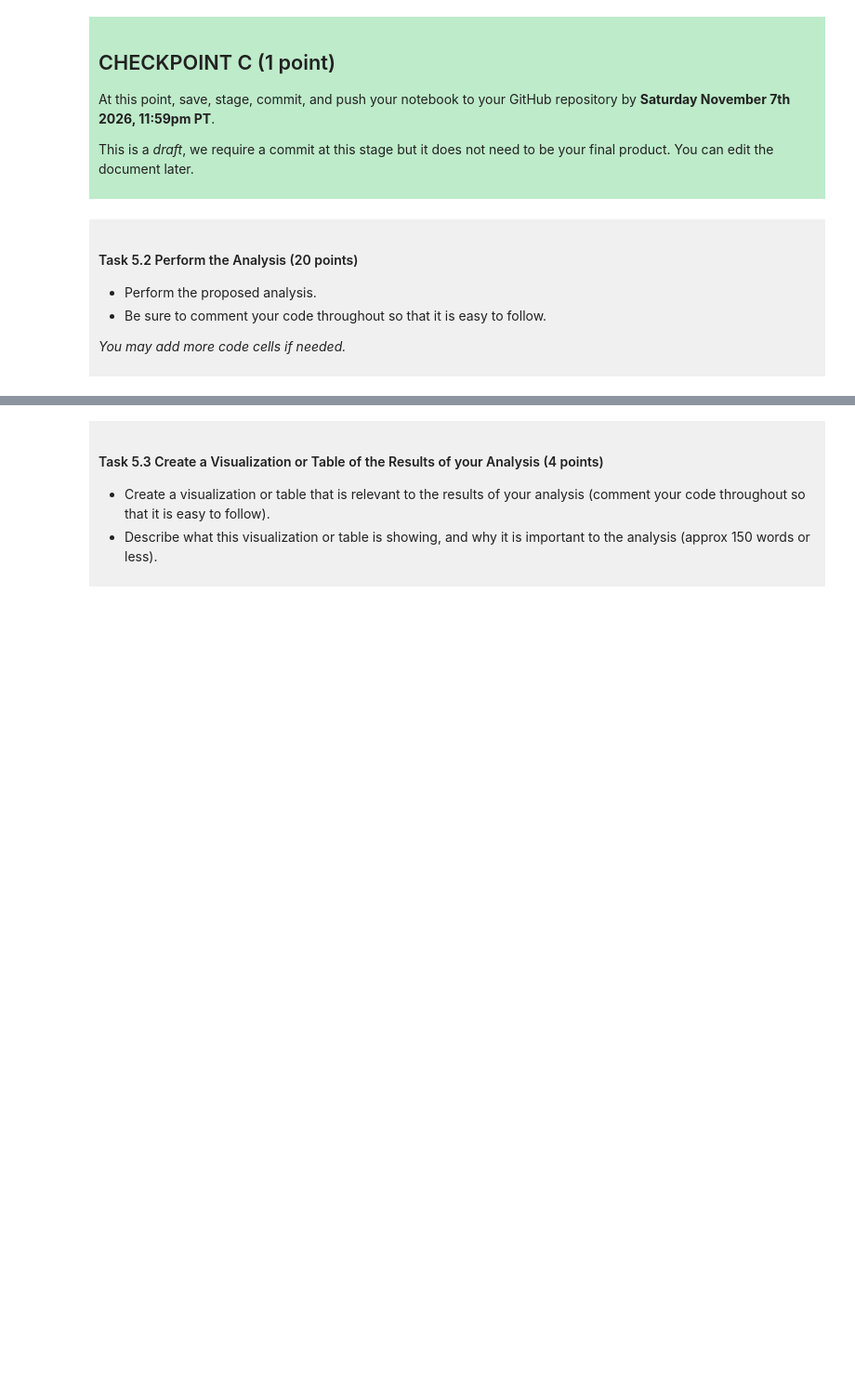
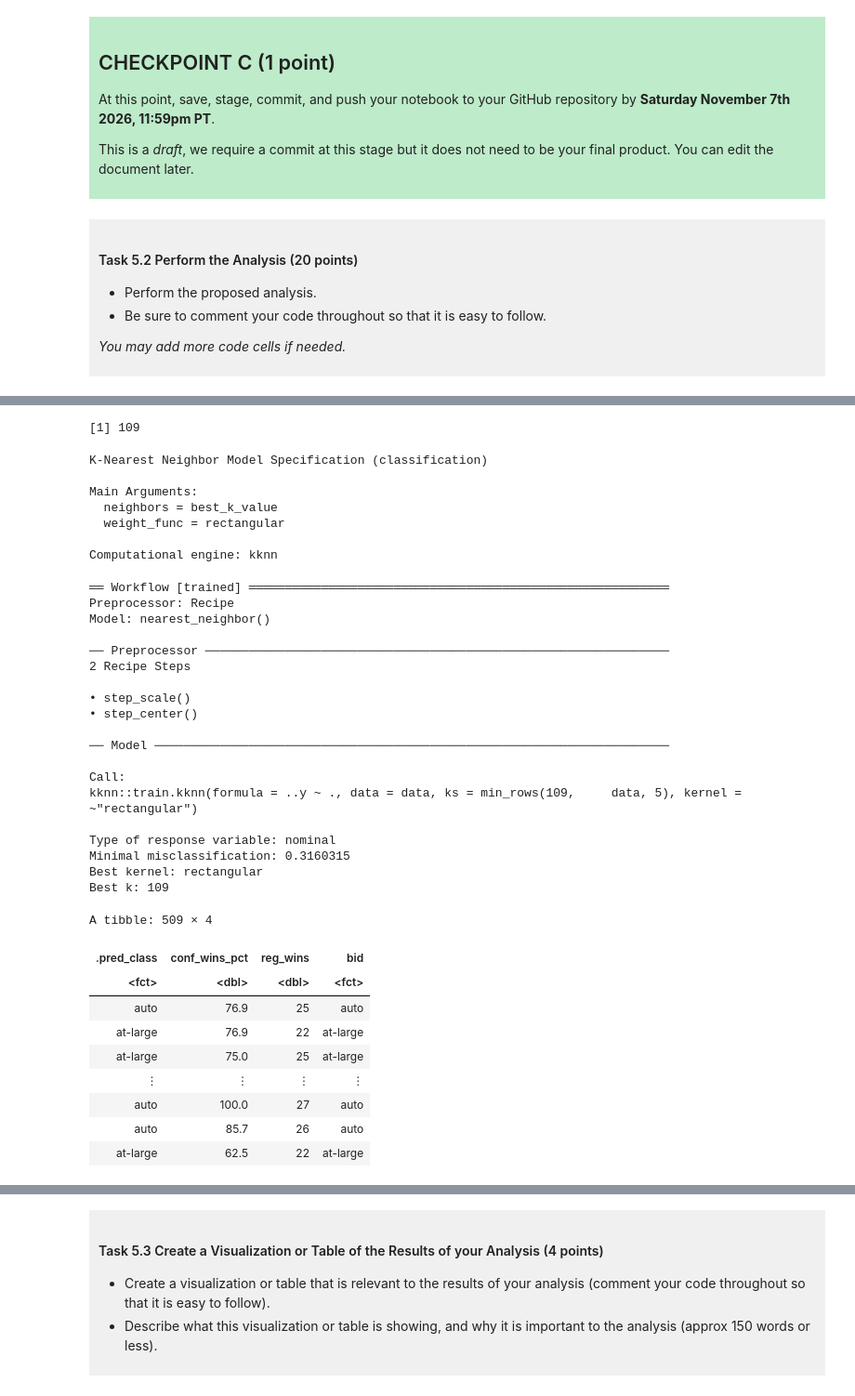
Before and after one commit to chickensandwich2736/dsci-100-project-alex-ren, a Jupyter notebook: dsci-100-project-notebook.ipynb, the cells around one changed output, grey strips where cells are left out. Shown at 93% size. Saved outputs shown, nothing was run; the diff lists cells and outputs as text; code cells hidden in the pictures; blank space fills up the shorter version.

```diff
--- a/dsci-100-project-notebook.ipynb
+++ b/dsci-100-project-notebook.ipynb
@@ -477,0 +647,76 @@ This is a *draft*, we require a commit at this stage but it does not need to be
+# %%
+# finding the k-value that resulted in the highest estimated accuracy
+best_k_value <- ncaa_results |>
+    arrange(desc(mean)) |>
+    slice(1) |>
+    select(neighbors) |>
+    pull()
+
+# displaying the best k-value
+best_k_value
+# %% [output]
+[1] 109
+# %%
+# creating a new model specification but this time with neighbors set to the k-value that had the highest estimated accuracy
+# after 5-fold cross validation, which is k = 109
+knn_best_spec <- nearest_neighbor(weight_func = "rectangular", neighbors = best_k_value) |>
+    set_engine("kknn") |>
+    set_mode("classification")
+
+# displaying the new model specification
+knn_best_spec
+
+# training the classification model using k = 109 on the training set
+ncaa_fit <- workflow() |>
+    add_model(knn_best_spec) |>
+    add_recipe(ncaa_recipe) |>
+    fit(data = ncaa_train)
+
+# displaying the fit object
+ncaa_fit
+
+# predicting on the testing set using the trained classification model and combining the predicted bid types with the
+# conf_wins_pct, reg_wins, and bid columns
+ncaa_predictions <- ncaa_fit |>
+    predict(ncaa_test) |>
+    bind_cols(ncaa_test)
+
+# displaying the predictions
+ncaa_predictions
+# %% [output]
+K-Nearest Neighbor Model Specification (classification)
+
+Main Arguments:
+  neighbors = best_k_value
+  weight_func = rectangular
+
+Computational engine: kknn
+══ Workflow [trained] ══════════════════════════════════════════════════════════
+Preprocessor: Recipe
+Model: nearest_neighbor()
+
+── Preprocessor ────────────────────────────────────────────────────────────────
+2 Recipe Steps
+
+• step_scale()
+• step_center()
+
+── Model ───────────────────────────────────────────────────────────────────────
+
+Call:
+kknn::train.kknn(formula = ..y ~ ., data = data, ks = min_rows(109,     data, 5), kernel = ~"rectangular")
+
+Type of response variable: nominal
+Minimal misclassification: 0.3160315
+Best kernel: rectangular
+Best k: 109
+A tibble: 509 × 4
+| .pred_class | conf_wins_pct | reg_wins | bid |
+| <fct> | <dbl> | <dbl> | <fct> |
+| auto | 76.9 | 25 | auto |
+| at-large | 76.9 | 22 | at-large |
+| at-large | 75.0 | 25 | at-large |
+| ⋮ | ⋮ | ⋮ | ⋮ |
+| auto | 100.0 | 27 | auto |
+| auto | 85.7 | 26 | auto |
+| at-large | 62.5 | 22 | at-large |
```
Also changed, not shown: parts of 9 cells of this notebook.
